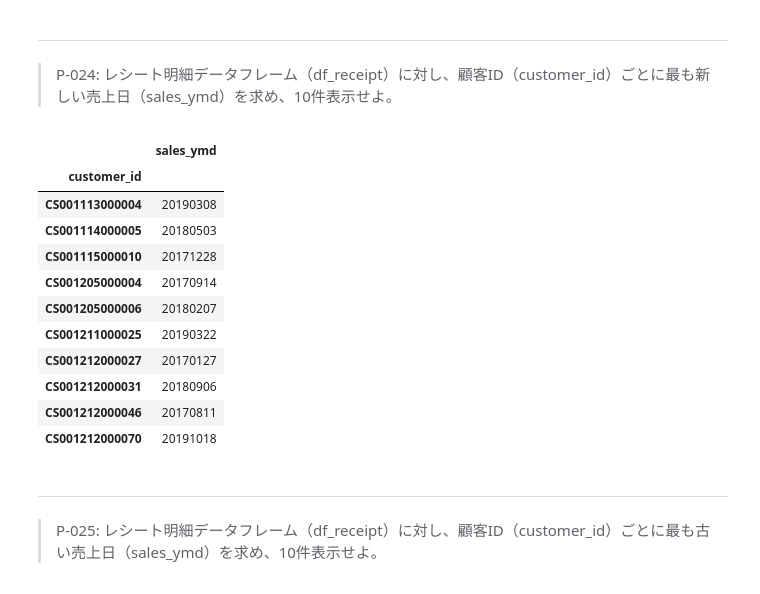
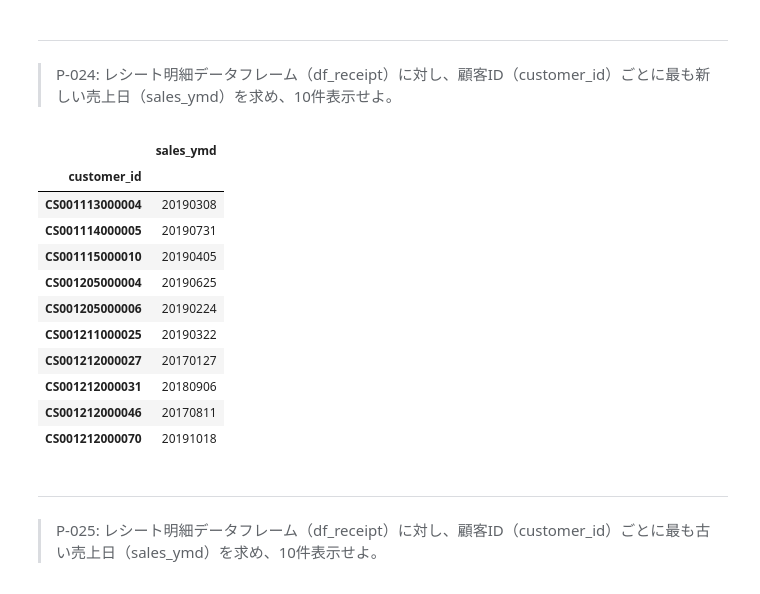
Before and after one commit to iii-source/practice_100, a Jupyter notebook: docker/work/preprocess_knock_Python.ipynb, the cells around one changed output. Drawn from its saved outputs; the diff is of its cells as text; code cells hidden in the pictures.

```diff
--- a/docker/work/preprocess_knock_Python.ipynb
+++ b/docker/work/preprocess_knock_Python.ipynb
@@ -448,15 +448,15 @@ df_tmp[['amount','quantity']].sum().head(10)
 > P-024: レシート明細データフレーム（df_receipt）に対し、顧客ID（customer_id）ごとに最も新しい売上日（sales_ymd）を求め、10件表示せよ。
 # %%
 grouped = df_receipt.groupby('customer_id')
-grouped[['sales_ymd']].min().head(10)
+grouped[['sales_ymd']].max().head(10)
 # %% [output]
 |  | sales_ymd |
 | customer_id |  |
 | CS001113000004 | 20190308 |
-| CS001114000005 | 20180503 |
-| CS001115000010 | 20171228 |
-| CS001205000004 | 20170914 |
-| CS001205000006 | 20180207 |
+| CS001114000005 | 20190731 |
+| CS001115000010 | 20190405 |
+| CS001205000004 | 20190625 |
+| CS001205000006 | 20190224 |
 | CS001211000025 | 20190322 |
 | CS001212000027 | 20170127 |
 | CS001212000031 | 20180906 |
```
Also changed, not shown: parts of 1 cell of this notebook.
